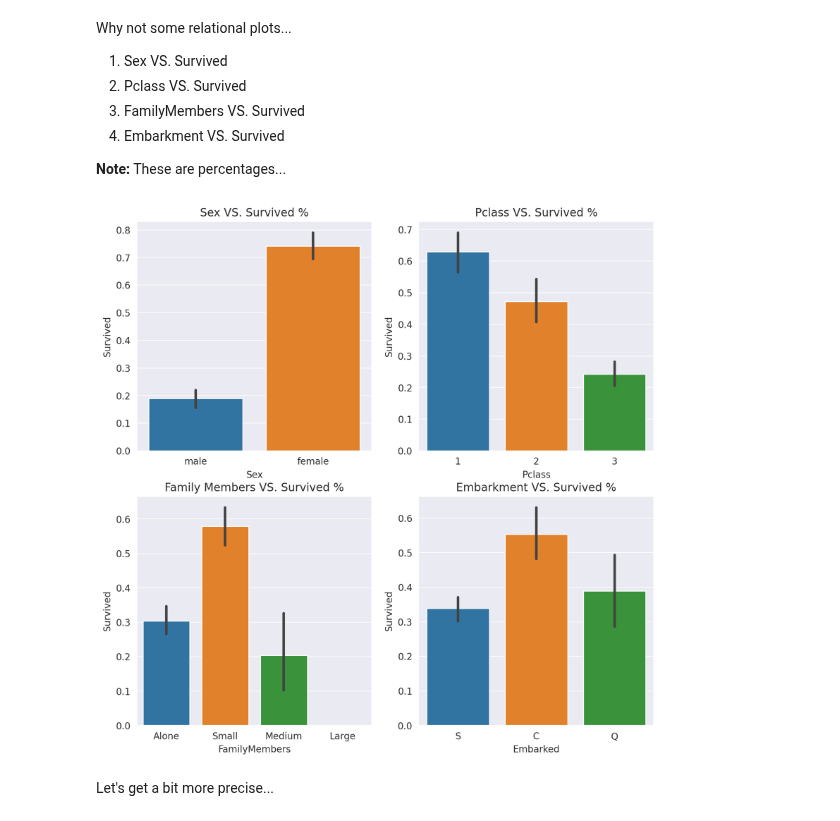
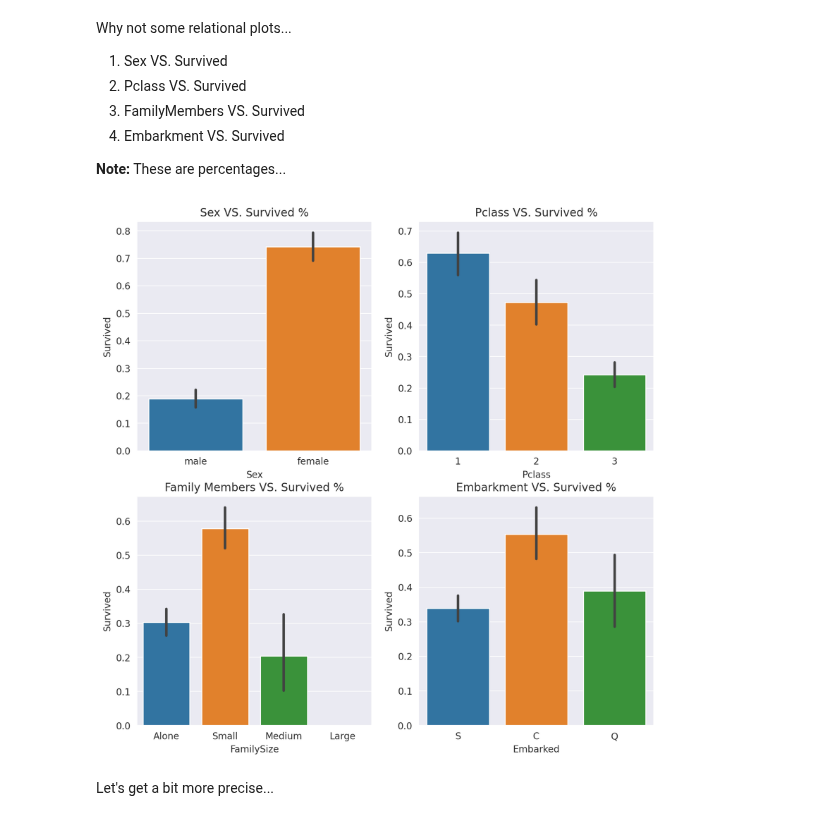
Before and after one commit to muhammadanas0716/Machine-Learning-101, a Jupyter notebook: Titanic - Machine Learning from Disaster/Project Notebook.ipynb, the cells around one changed output. Drawn from its saved outputs; the diff is of its cells as text; code cells hidden in the pictures.

```diff
--- a/Titanic - Machine Learning from Disaster/Project Notebook.ipynb
+++ b/Titanic - Machine Learning from Disaster/Project Notebook.ipynb
@@ -264,8 +257,8 @@ array(['Mr', 'Mrs', 'Miss', 'Master'], dtype=object)
 titanic_df.drop("Name", axis=1, inplace=True)
 # %%
 # Change the type of these columns - just to remove decimals
-titanic_df["Age"].astype("int64")
-titanic_df["Fare"].astype("int64")
+titanic_df["Age"] = titanic_df["Age"].astype(np.int64)
+titanic_df["Fare"] = titanic_df["Fare"].astype(np.int64)
 # %%
 # Re-arange the columns
 titanic_df = titanic_df.reindex(columns=["Survived", "Title", "Pclass", "Sex", "Age","FamilySize", "Fare", "Ticket", "Embarked"])
@@ -351,18 +348,18 @@ Why not some relational plots...
 # %%
 # Create the subplots
 fig, axes = plt.subplots(2, 2, figsize=(10, 10), dpi=200)
 
 # Plot on 1st subplot
 sns.barplot(data=titanic_df, x="Sex", y="Survived", ax=axes[0, 0]).set(title="Sex VS. Survived %")
 sns.barplot(data=titanic_df, x="Pclass", y="Survived", ax=axes[0, 1]).set(title="Pclass VS. Survived %")
-sns.barplot(data=titanic_df, x="FamilyMembers", y="Survived", ax=axes[1, 0]).set(title="Family Members VS. Survived %")
+sns.barplot(data=titanic_df, x="FamilySize", y="Survived", ax=axes[1, 0]).set(title="Family Members VS. Survived %")
 sns.barplot(data=titanic_df, x="Embarked", y="Survived", ax=axes[1, 1]).set(title="Embarkment VS. Survived %")
 
 
 # Show
 plt.show()
 # %% [output]
-[figure, old version]
+[figure, new version]
 # %% [markdown]
 Let's get a bit more precise...
 # %%
```
Also changed, not shown: parts of 23 cells of this notebook.
